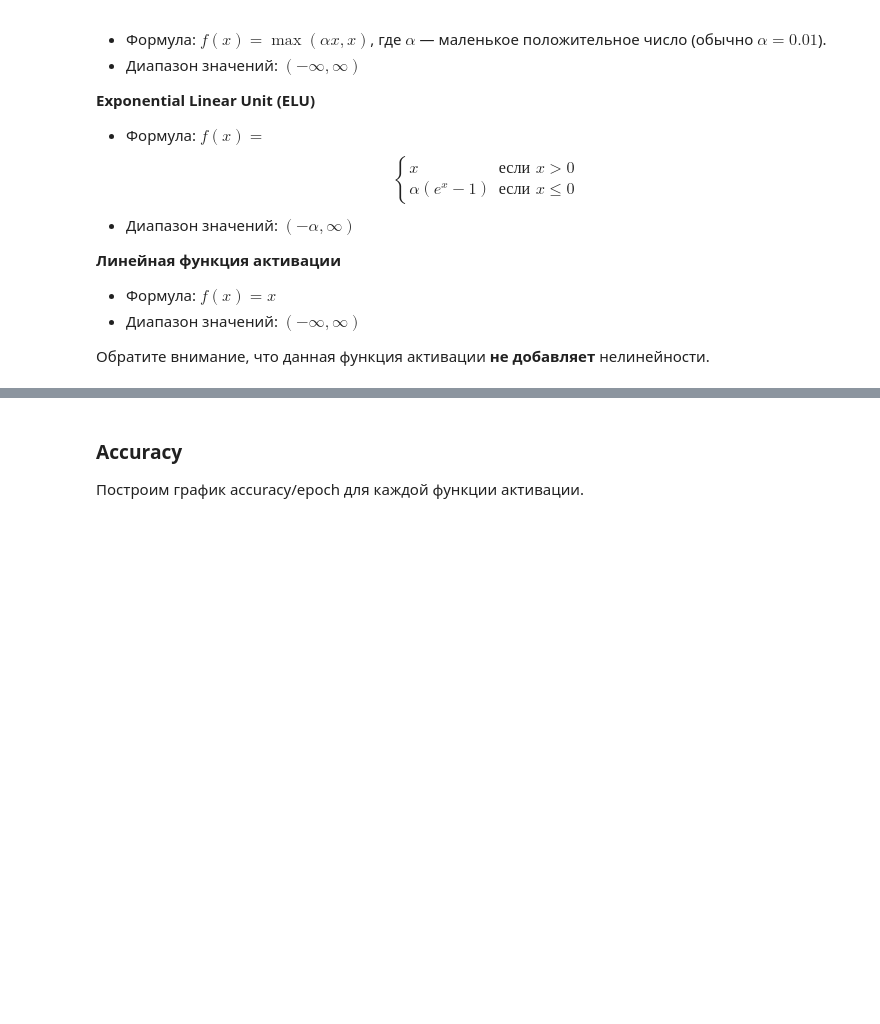
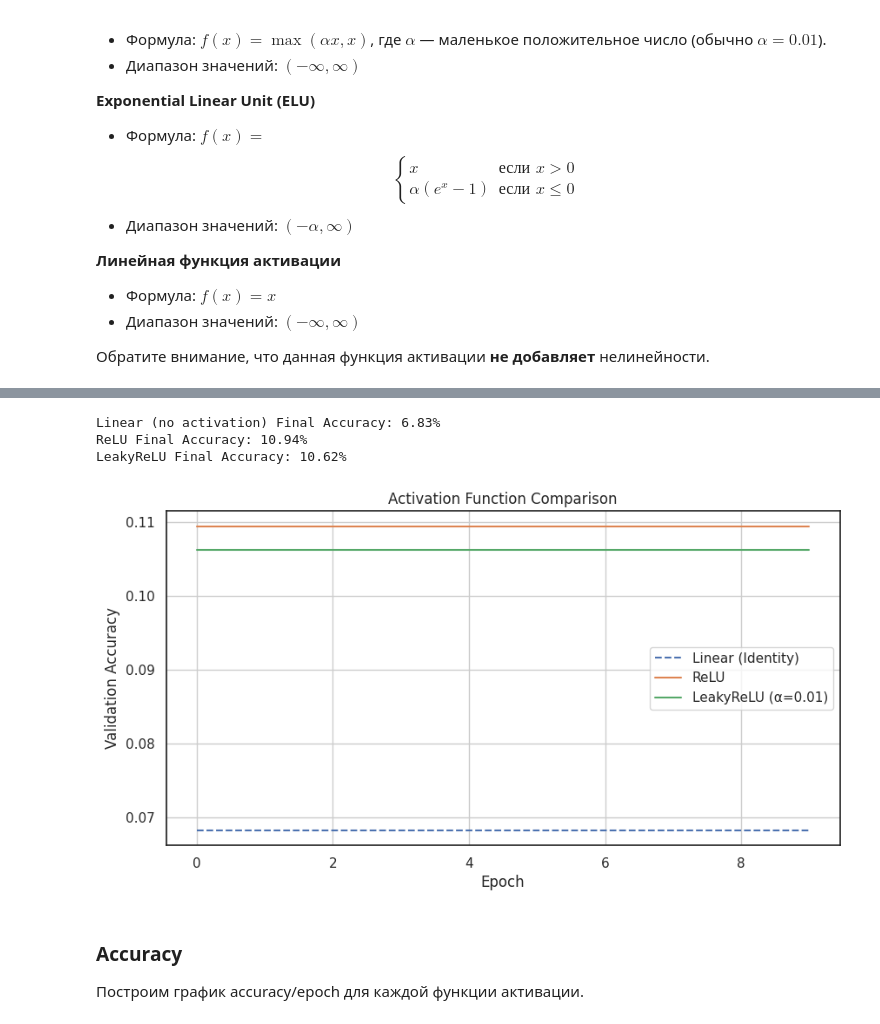
Before and after one commit to cognitiveminded/Advanced-Investigation-of-Health-care-Fraud-Detection-Utilizing-Machine-Learning-Algorithms, a Jupyter notebook: week_05_convolutional_nets/Homework/hw_4_conv_cnn.ipynb, the cells around one changed output, grey strips where cells are left out. Cells and saved outputs as stored; diff of their text form; code cells hidden in the pictures; blank space fills up the shorter version.

```diff
--- a/week_05_convolutional_nets/Homework/hw_4_conv_cnn.ipynb
+++ b/week_05_convolutional_nets/Homework/hw_4_conv_cnn.ipynb
@@ -407,3 +595,30 @@ leaky_relu_accuracy = #YOUR CODE
+# %%
+# Test activation functions
+plain_accuracy = test_activation_function(nn.Identity)  # Linear (no activation)
+relu_accuracy = test_activation_function(nn.ReLU)      # Standard ReLU
+leaky_relu_accuracy = test_activation_function(lambda: nn.LeakyReLU(0.01))  # LeakyReLU with α=0.01
+
+# Print final accuracies
+print(f"Linear (no activation) Final Accuracy: {plain_accuracy[-1]:.2%}")
+print(f"ReLU Final Accuracy: {relu_accuracy[-1]:.2%}")
+print(f"LeakyReLU Final Accuracy: {leaky_relu_accuracy[-1]:.2%}")
+
+# Plot comparison
+plt.figure(figsize=(10, 5))
+plt.plot(plain_accuracy, label='Linear (Identity)', linestyle='--')
+plt.plot(relu_accuracy, label='ReLU')
+plt.plot(leaky_relu_accuracy, label='LeakyReLU (α=0.01)')
+plt.xlabel('Epoch')
+plt.ylabel('Validation Accuracy')
+plt.title('Activation Function Comparison')
+plt.legend()
+plt.grid(True)
+plt.show()
+# %% [output]
+Linear (no activation) Final Accuracy: 6.83%
+ReLU Final Accuracy: 10.94%
+LeakyReLU Final Accuracy: 10.62%
+[figure, added]
 # %% [markdown]
 ### Accuracy
 Построим график accuracy/epoch для каждой функции активации.
```
Also changed, not shown: parts of 29 cells of this notebook.
